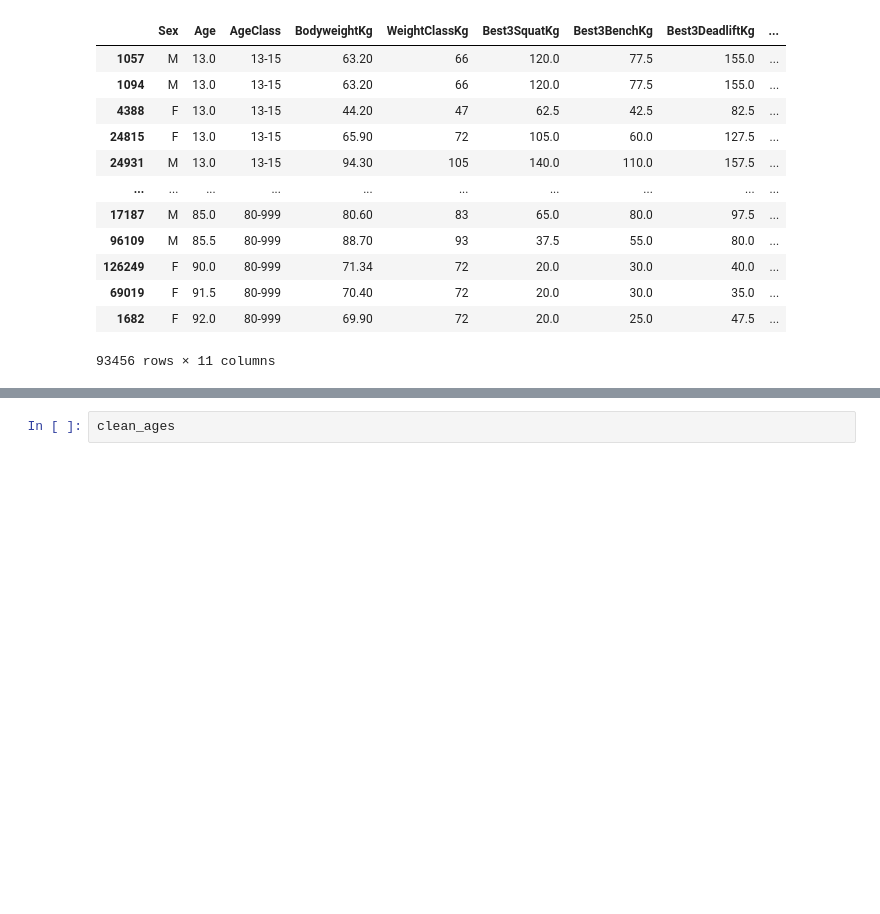
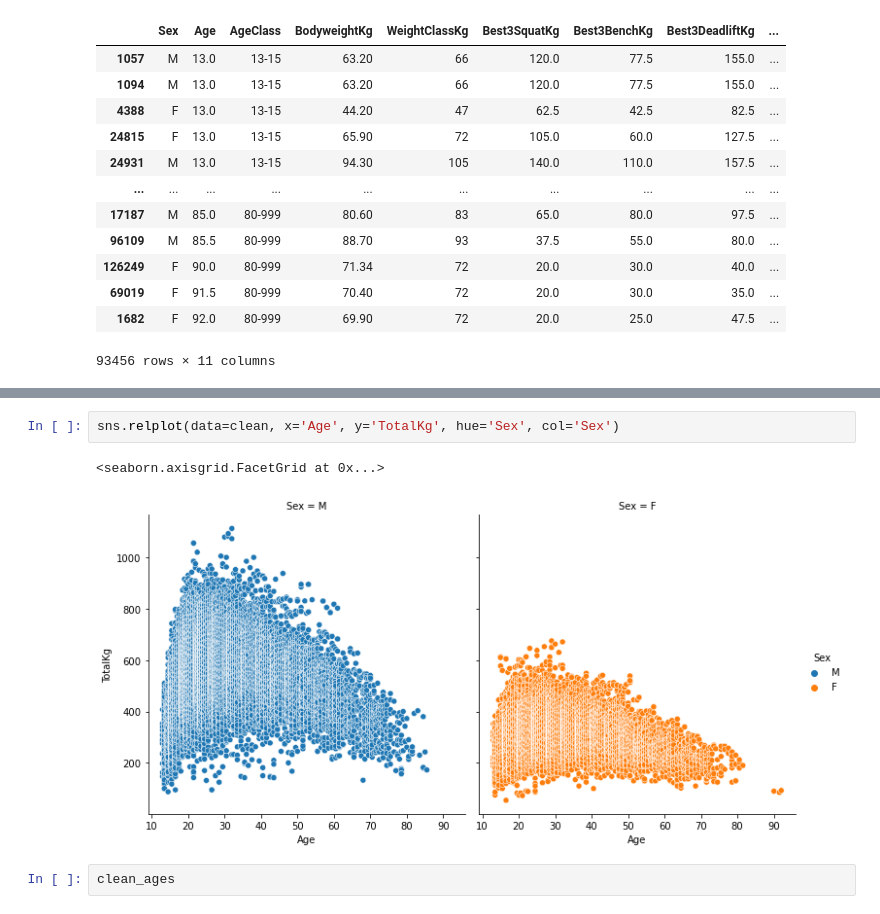
Before and after one commit to jjz17/Natural-Strength, a Jupyter notebook: model.ipynb, the cells around one changed output, grey strips where cells are left out. Saved outputs shown, nothing was run; the diff lists cells and outputs as text; blank space fills up the shorter version.

```diff
--- a/model.ipynb
+++ b/model.ipynb
@@ -272,3 +282,8 @@ clean
+# %%
+sns.relplot(data=clean, x='Age', y='TotalKg', hue='Sex', col='Sex')
+# %% [output]
+<seaborn.axisgrid.FacetGrid at 0x...>
+[figure, added]
 # %%
 clean_ages
 # %% [output]
```
Also changed, not shown: parts of 4 cells of this notebook, 2 other files.
